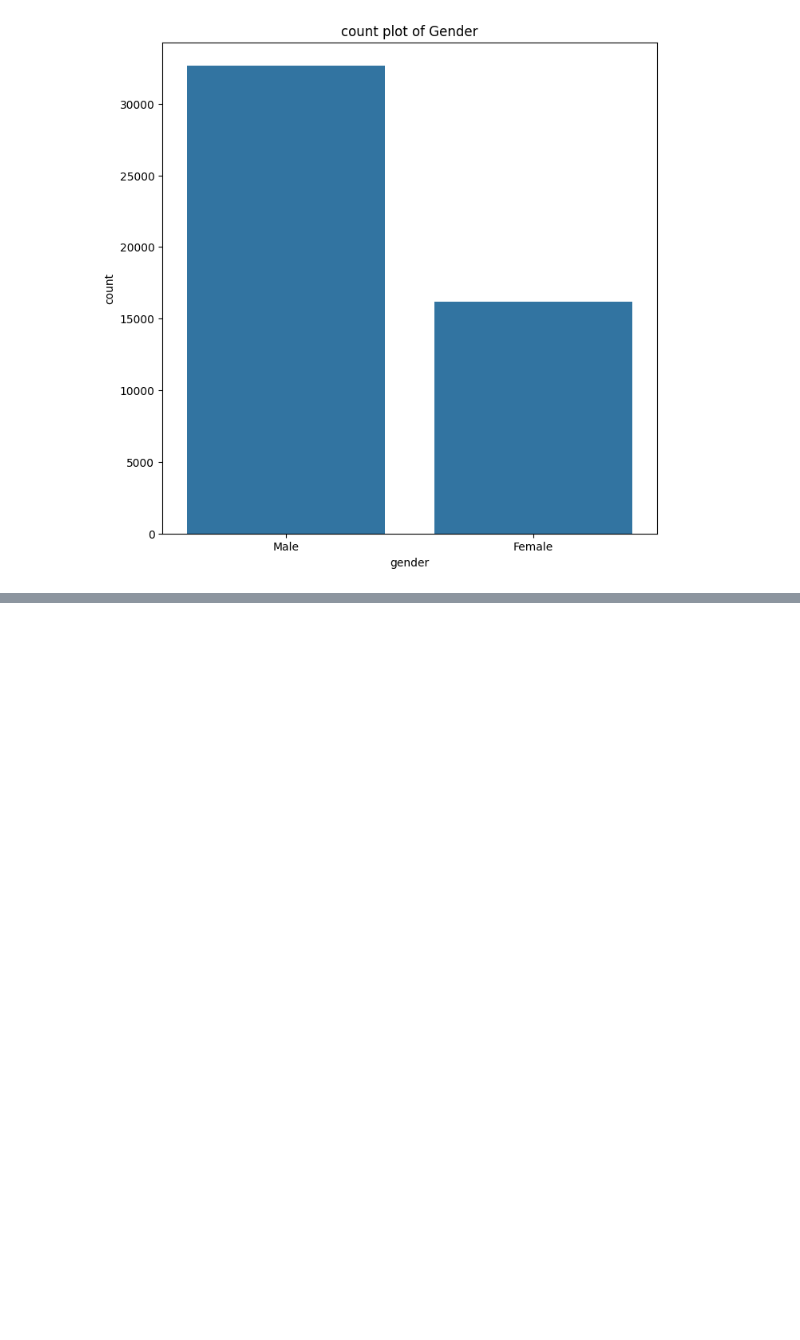
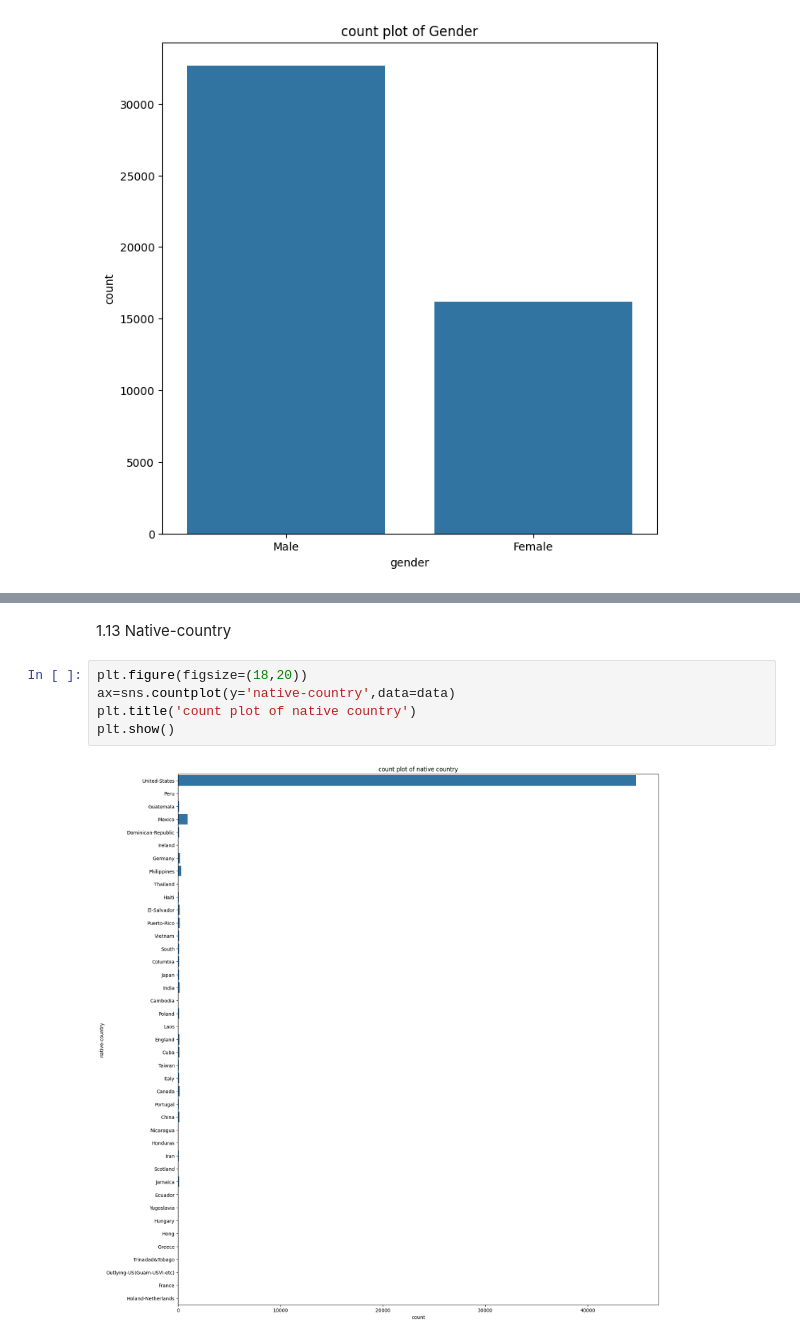
Before and after one commit to dinesh16adh/Data-Science-Projects., a Jupyter notebook: simple_eda_on_income_data.ipynb, the cells around one changed output, grey strips where cells are left out. Saved outputs shown, nothing was run; the diff lists cells and outputs as text; blank space fills up the shorter version.

```diff
--- a/simple_eda_on_income_data.ipynb
+++ b/simple_eda_on_income_data.ipynb
@@ -341,0 +349,9 @@ plt.show()
+# %% [markdown]
+1.13 Native-country
+# %%
+plt.figure(figsize=(18,20))
+ax=sns.countplot(y='native-country',data=data)
+plt.title('count plot of native country')
+plt.show()
+# %% [output]
+[figure, added]
```
Also changed, not shown: parts of 1 cell of this notebook.
